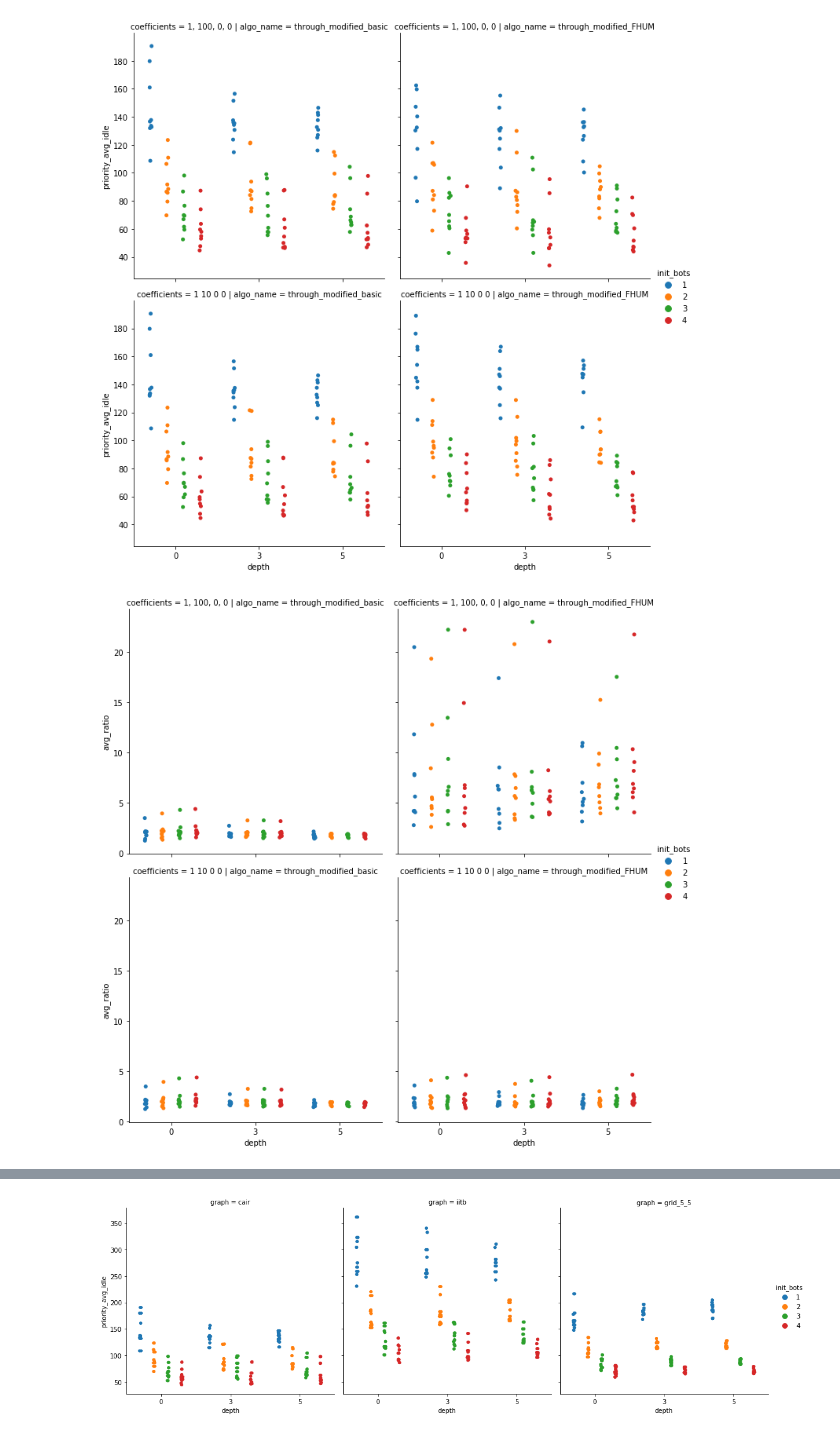
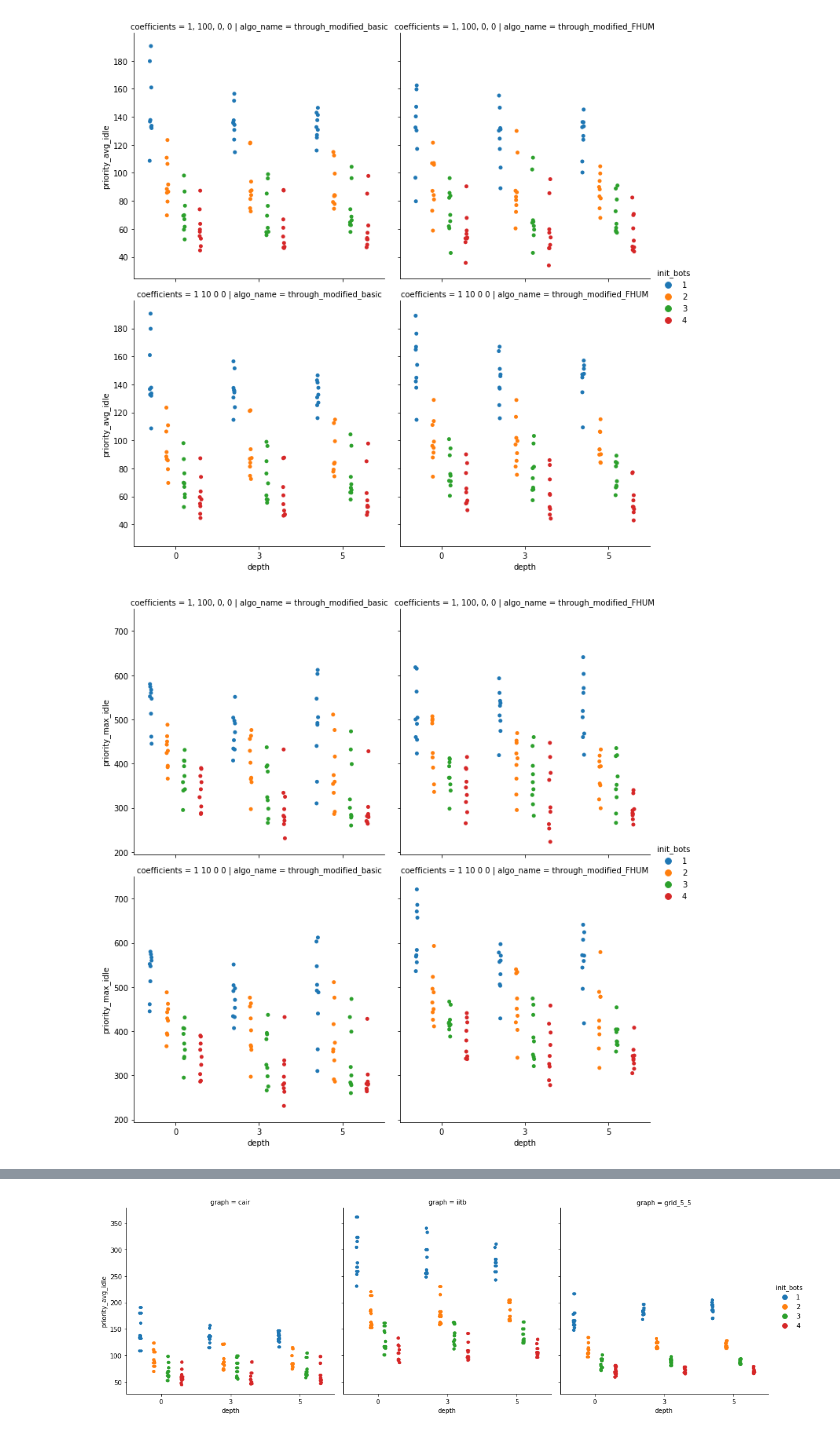
Before and after one commit to Rohanmore123/mrpp_sumo, a Jupyter notebook: csv_files_mrpp/plot_data copy.ipynb, the cells around one changed output, grey strips where cells are left out. Drawn from its saved outputs; the diff is of its cells as text; code cells hidden in the pictures.

```diff
--- a/csv_files_mrpp/plot_data copy.ipynb
+++ b/csv_files_mrpp/plot_data copy.ipynb
@@ -4,9 +4,9 @@ import pandas as pd
 import csv
 # %%
 j = 5
-df1 = pd.read_csv('./csv_files_mrpp/latency_walks.csv')
-df2 = pd.read_csv('./csv_files_mrpp/through_modified_basic.csv')
-df3 = pd.read_csv('./csv_files_mrpp/through_modified_FHUM.csv')
+df1 = pd.read_csv('./latency_walks.csv')
+df2 = pd.read_csv('./through_modified_basic.csv')
+df3 = pd.read_csv('./through_modified_FHUM.csv')
 
 # print(df2.columns)
 df1.astype({'random_string': 'str', 'graph': 'str', 'priority_nodes': 'str', 'init_bots': 'int'})
@@ -18,8 +18,9 @@ g = 'cair'
 
 df4 = df1[df1['graph'] == g]
 
-df4.rename(columns = {'parameters': 'depth'}, inplace = True)
-# df4['depth'] = 0
+df4.rename(columns = {'parameters': 'coefficients'}, inplace = True)
+# df4.astype({'depth': 'int'})
+df4['depth'] = 0
 df5 = df2[df2['graph'] == g]
 df6 = df3[df3['graph'] == g]
 
@@ -58,21 +63,16 @@ p1.figure.savefig('sim_avg_df1.png', bbox_inches='tight')
 # %%
 p2 = sns.catplot(x = 'depth', y = 'avg_idle', data = df7, hue = 'init_bots', col = 'algo_name', jitter = 0.05, dodge = True, kind = 'strip', row = 'coefficients')
-# p2.legend(title = 'Number of Robots', bbox_to_anchor = [1.03, 1])
-# p2.set_xlabel('Graph')
-# p2.set_ylabel('Average Idleness')
-# p2.set_title('Average Idleness for Graphs')
 p2.figure.savefig('sim_avg_{}.png'.format(g), bbox_inches='tight')
 
 p3 = sns.catplot(x = 'depth', y = 'priority_avg_idle', data = df7, hue = 'init_bots', col = 'algo_name', jitter = 0.05, dodge = True, kind = 'strip', row = 'coefficients')
-# p2.legend(title = 'Number of Robots', bbox_to_anchor = [1.03, 1])
-# p2.set_xlabel('Graph')
-# p2.set_ylabel('Average Idleness')
-# p2.set_title('Average Idleness for Graphs')
 p3.figure.savefig('prior_avg_{}.png'.format(g), bbox_inches='tight')
+
+p3 = sns.catplot(x = 'depth', y = 'priority_max_idle', data = df7, hue = 'init_bots', col = 'algo_name', jitter = 0.05, dodge = True, kind = 'strip', row = 'coefficients')
+p3.figure.savefig('prior_max_{}.png'.format(g), bbox_inches='tight')
 
 p4 = sns.catplot(x = 'depth', y = 'avg_ratio', data = df7, hue = 'init_bots', col = 'algo_name', jitter = 0.05, dodge = True, kind = 'strip', row = 'coefficients')
 p4.figure.savefig('avg_ratio_{}.png'.format(g), bbox_inches='tight')
 # %% [output]
 [figure]
 [figure]
-[figure, old version]
+[figure, new version]
```
Also changed, not shown: parts of 4 cells of this notebook.
